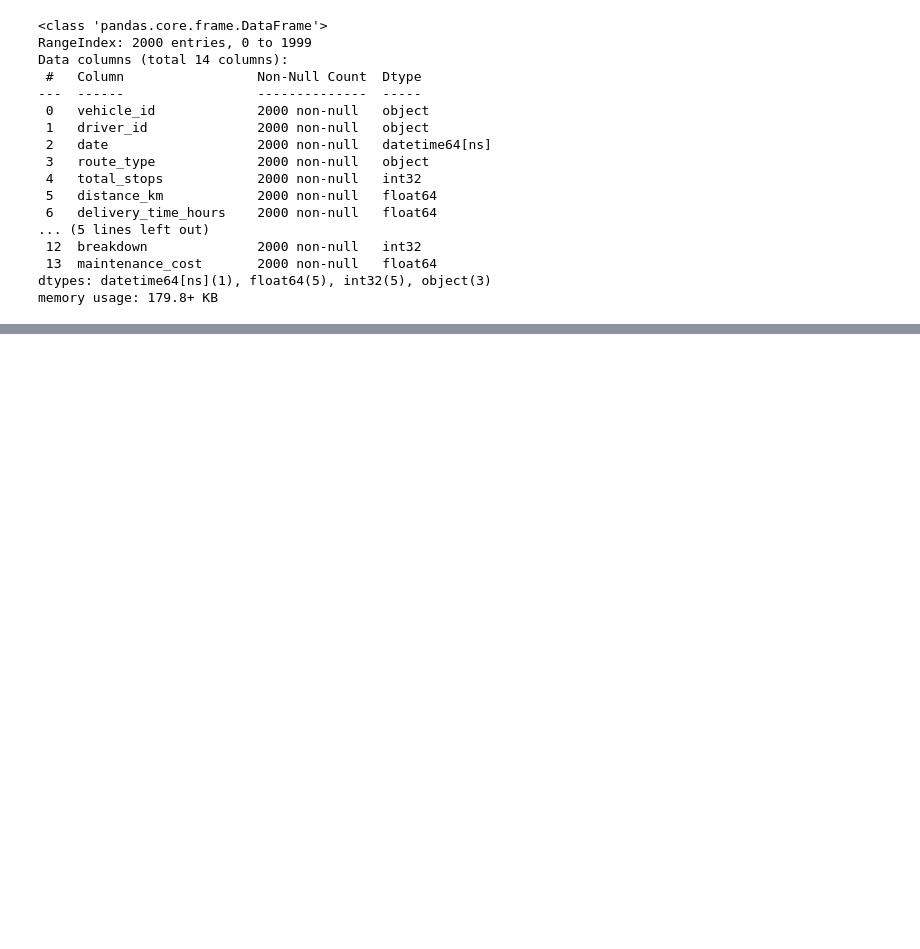
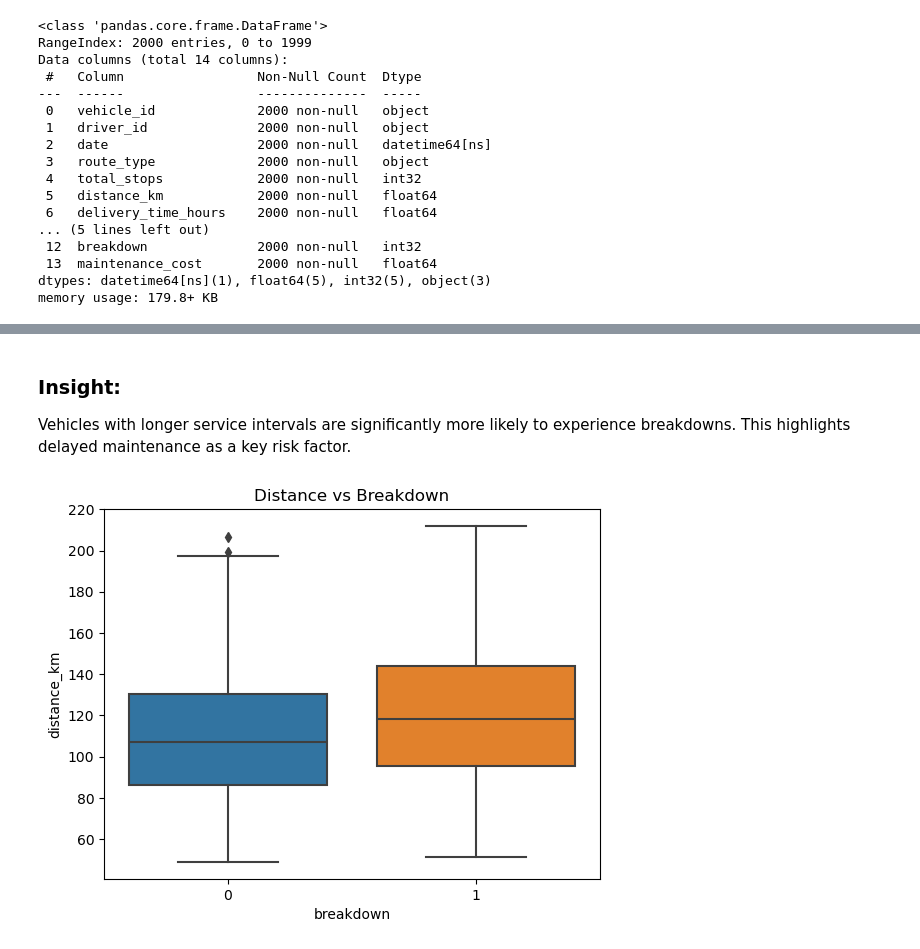
Before and after one commit to mamangwiro/fleet-performance-predictive-maintenance, a Jupyter notebook: notebooks/fleet_analysis.ipynb, the cells around one changed output, grey strips where cells are left out. Saved outputs shown, nothing was run; the diff lists cells and outputs as text; code cells hidden in the pictures; blank space fills up the shorter version.

```diff
--- a/notebooks/fleet_analysis.ipynb
+++ b/notebooks/fleet_analysis.ipynb
@@ -878,0 +270,9 @@ In conclusion, this project highlights how data-driven decision-making can enhan
+# %% [markdown]
+### Insight:
+Vehicles with longer service intervals are significantly more likely to experience breakdowns. This highlights delayed maintenance as a key risk factor.
+# %%
+sns.boxplot(x='breakdown', y='distance_km', data=df)
+plt.title("Distance vs Breakdown")
+plt.show()
+# %% [output]
+[figure, added]
```
Also changed, not shown: parts of 99 cells of this notebook.
